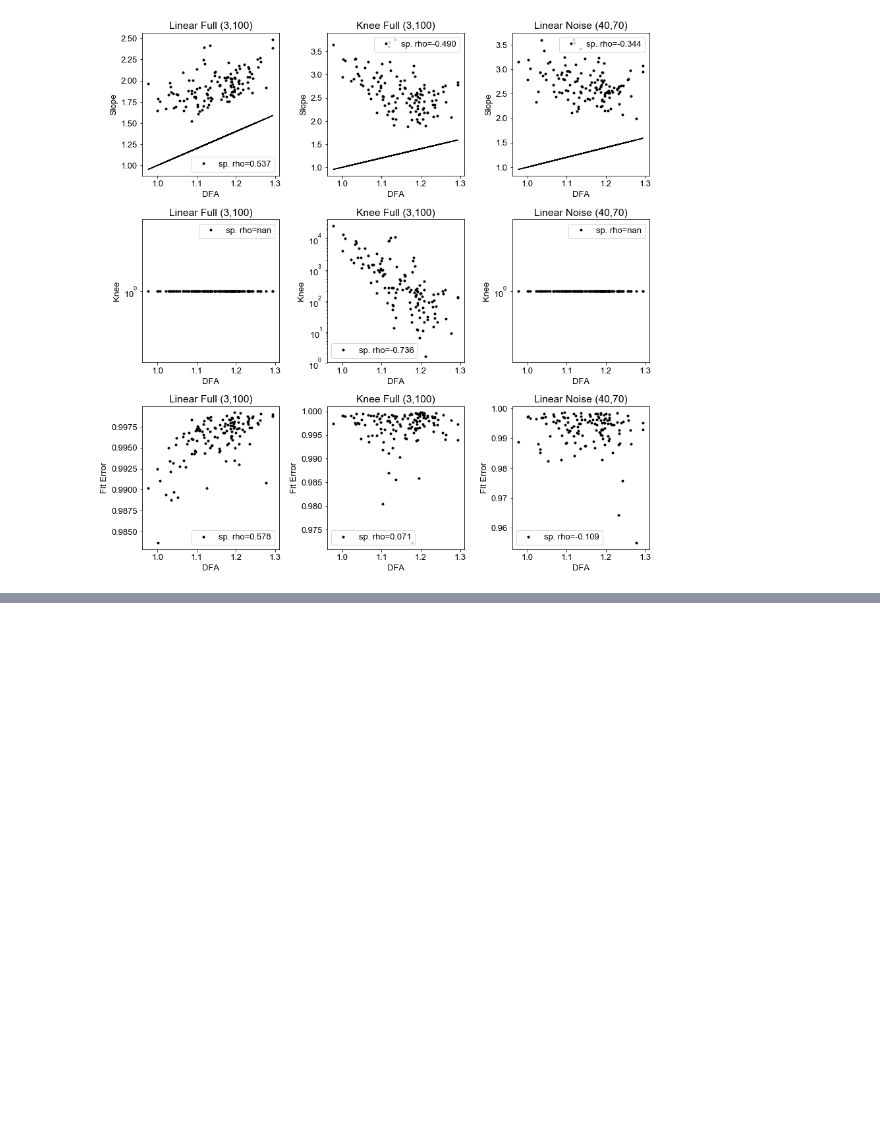
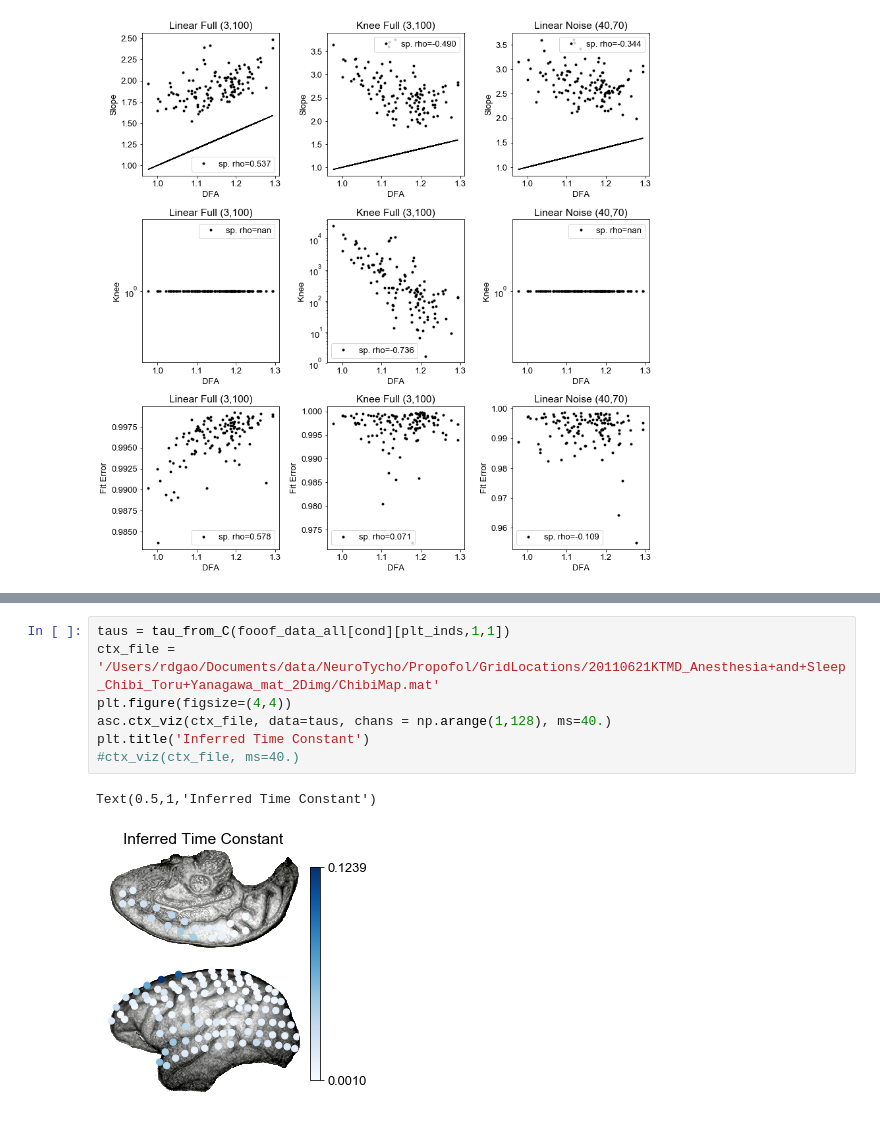
Before and after one commit to rdgao/SpaceRecon, a Jupyter notebook: notebooks/NeuroTycho/fooof_DFA.ipynb, the cells around one changed output, grey strips where cells are left out. Cells and saved outputs as stored; diff of their text form; blank space fills up the shorter version.

```diff
--- a/notebooks/NeuroTycho/fooof_DFA.ipynb
+++ b/notebooks/NeuroTycho/fooof_DFA.ipynb
@@ -164,0 +159,10 @@ def nt_nonlinear(data, fs):
+# %%
+taus = tau_from_C(fooof_data_all[cond][plt_inds,1,1])
+ctx_file = '/Users/rdgao/Documents/data/NeuroTycho/Propofol/GridLocations/20110621KTMD_Anesthesia+and+Sleep_Chibi_Toru+Yanagawa_mat_2Dimg/ChibiMap.mat'
+plt.figure(figsize=(4,4))
+asc.ctx_viz(ctx_file, data=taus, chans = np.arange(1,128), ms=40.)
+plt.title('Inferred Time Constant')
+#ctx_viz(ctx_file, ms=40.)
+# %% [output]
+Text(0.5,1,'Inferred Time Constant')
+[figure, added]
```
Also changed, not shown: parts of 6 cells of this notebook, 4 other files.
